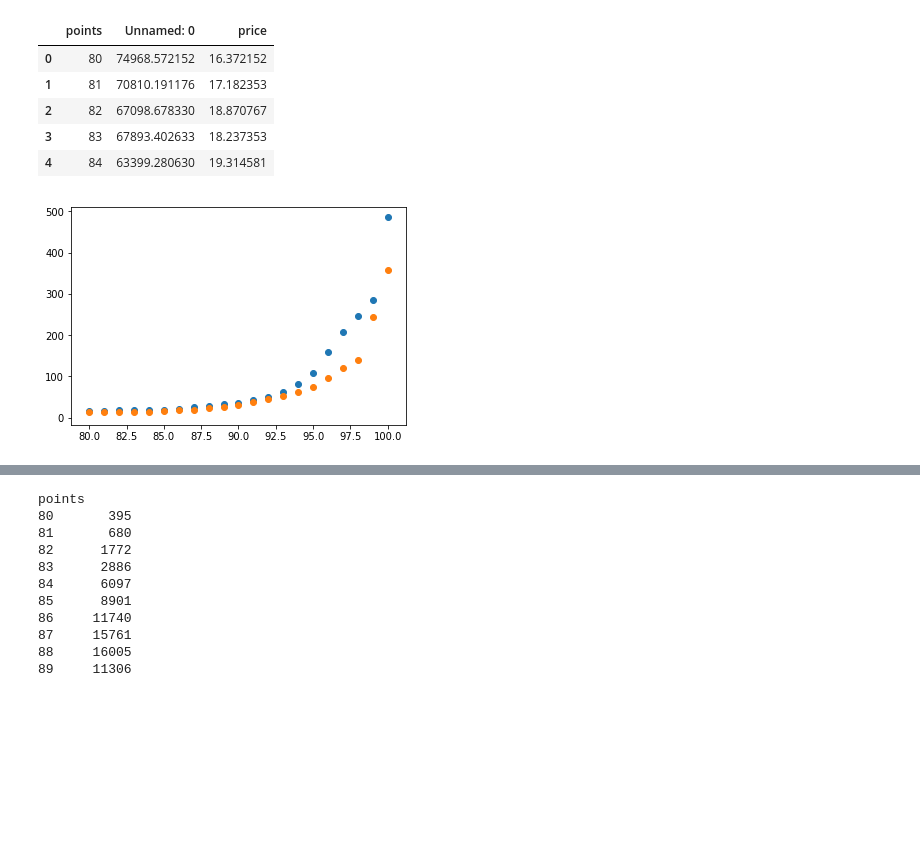
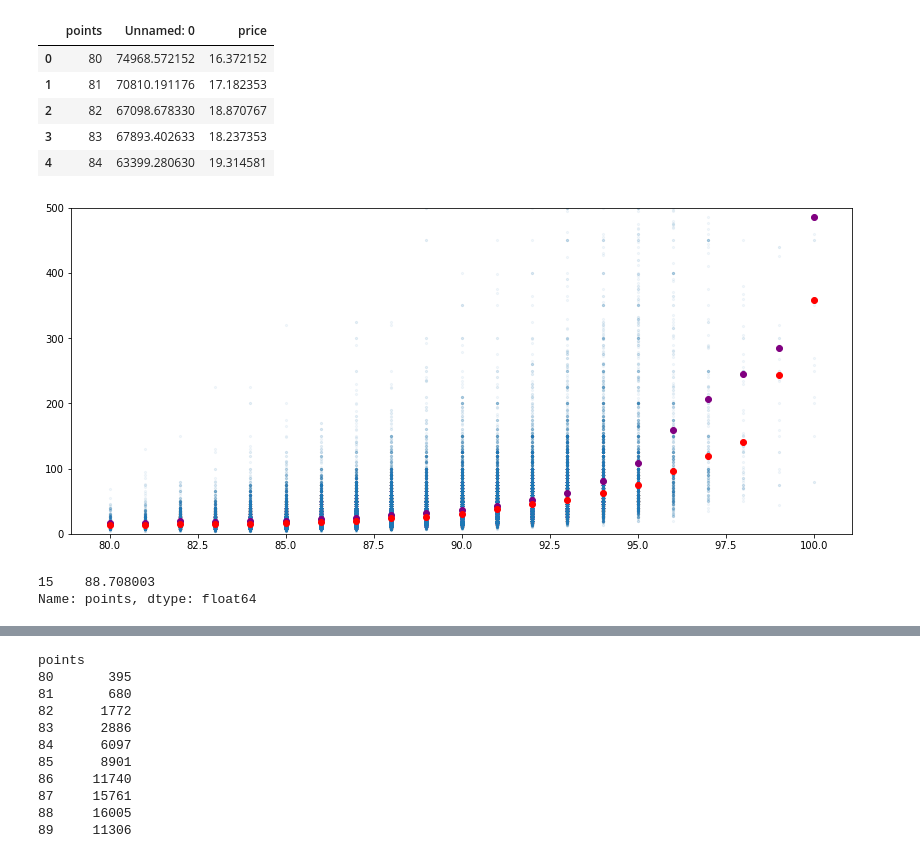
Before and after one commit to renatonico/Pygeons, a Jupyter notebook: notebooks/angel.ipynb, the cells around one changed output, grey strips where cells are left out. Cells and saved outputs as stored; diff of their text form; code cells hidden in the pictures; blank space fills up the shorter version.

```diff
--- a/notebooks/angel.ipynb
+++ b/notebooks/angel.ipynb
@@ -260,8 +303,17 @@ avg_price.head()
 | 3 | 83 | 67893.402633 | 18.237353 |
 | 4 | 84 | 63399.280630 | 19.314581 |
 # %%
-plt.scatter(avg_price['points'],avg_price['price'])
-plt.scatter(median_price['points'],median_price['price'])
+plt.figure(figsize=(14,6))
+plt.scatter(cpoints,cprice,alpha=0.05,s=5)
+plt.scatter(avg_price['points'],avg_price['price'],c='purple')
+plt.scatter(median_price['points'],median_price['price'],c='r')
+#plt.scatter(cpoints,cprice,alpha=0.1)
+plt.ylim(0,500)
 plt.show()
 # %% [output]
-[figure, old version]
+[figure, new version]
+# %%
+country_province[country_province['taster_name']=='Roger Voss']['points']
+# %% [output]
+15    88.708003
+Name: points, dtype: float64
```
Also changed, not shown: parts of 22 cells of this notebook.
